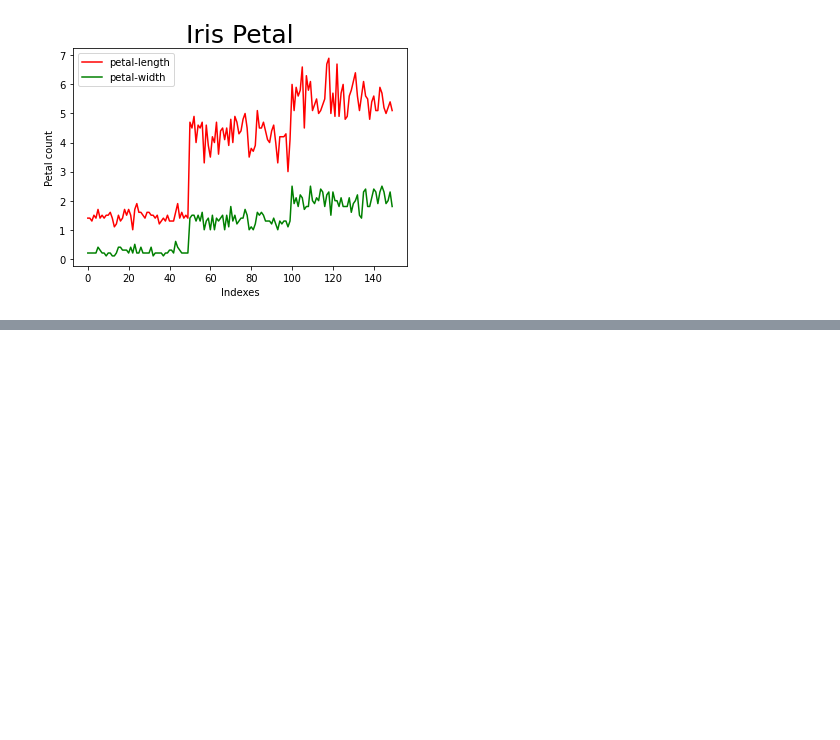
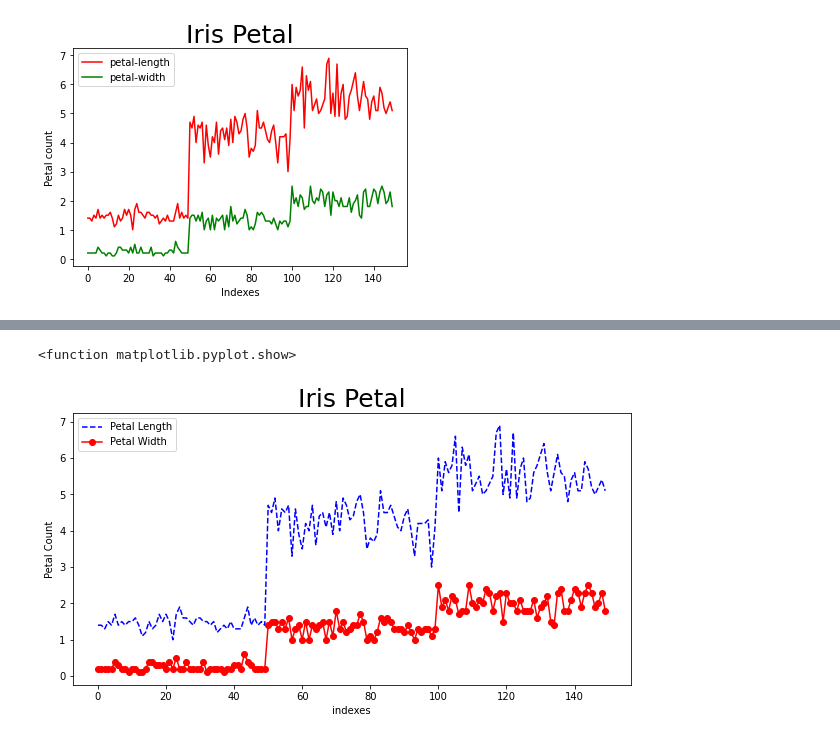
Before and after one commit to sangeeth938/ML_Day2, a Jupyter notebook: ML_Day2.ipynb, the cells around one changed output, grey strips where cells are left out. Cells and saved outputs as stored; diff of their text form; code cells hidden in the pictures; blank space fills up the shorter version.

```diff
--- a/ML_Day2.ipynb
+++ b/ML_Day2.ipynb
@@ -160,0 +175,12 @@ plt.show
+# %%
+plt.figure(figsize=(10,5))
+plt.plot(data["petal_length"],color="blue",label="Petal Length",linestyle="--")
+plt.plot(data["petal_width"],color="red",label="Petal Width",marker="o")
+plt.xlabel("indexes")
+plt.ylabel("Petal Count")
+plt.title("Iris Petal",fontsize="25")
+plt.legend()
+plt.show
+# %% [output]
+<function matplotlib.pyplot.show>
+[figure, added]
```
Also changed, not shown: parts of 17 cells of this notebook.
